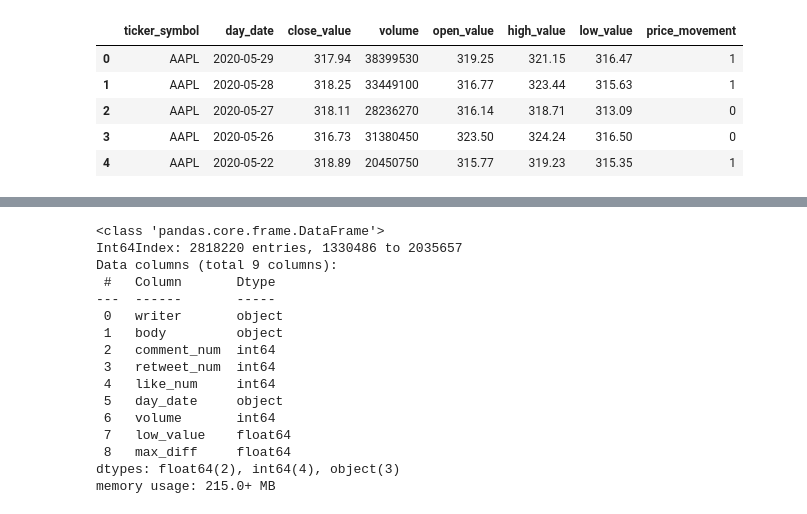
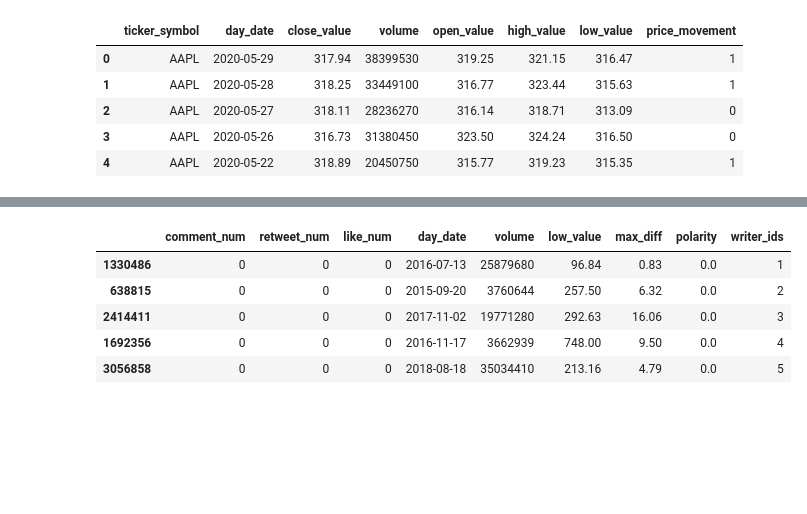
Before and after one commit to jasmeeetSingh/StockMovementPredictionBasedOnTweets, a Jupyter notebook: Data Exploration.ipynb, the cells around one changed output, grey strips where cells are left out. Saved outputs shown, nothing was run; the diff lists cells and outputs as text; code cells hidden in the pictures; blank space fills up the shorter version.

```diff
--- a/Data Exploration.ipynb
+++ b/Data Exploration.ipynb
@@ -157,0 +260,3 @@ pre_processed_Tweet_body_list = []
+# %%
+polarity_df = pd.DataFrame(polarity_list, columns = ['polarity'])
+polarity_df.describe()
@@ -158,5 +299,5 @@ pre_processed_Tweet_body_list = []
 # %%
-import re
+'''import re
 import string
 import time
 
@@ -168,7 +309,8 @@ english_stopwords = stopwords.words('english')
 snow_stemmer = SnowballStemmer(language='english')
 count = 0
 #lenght of largest tweet = 57 words
-for ind in range(1,len(Tweet_body_df)):
+for ind in range(1,1):
+    #len(Tweet_body_df)):
     tweet = Tweet_body_df.iloc[ind]
     tweet = re.sub(r'https?:\/\/.*[\r\n]*', '', tweet)
     tweet = re.sub('[^a-zA-z]',' ',tweet)
@@ -183,5 +325,5 @@ for ind in range(1,len(Tweet_body_df)):
 
 end = time.time()
 # total time taken
-print(f"Total runtime of the program is {end - begintime}")
+print(f"Total runtime of the program is {end - begintime}")'''
 # %% [output]
@@ -191,4 +346,10 @@ pre_processed_Tweet_body_df = pd.DataFrame(pre_processed_Tweet_body_list,columns
 # %%
 ################ TEXT PRE PROCESSING COMPLETE ##########################
 # %%
-X_train['body'] = pre_processed_Tweet_body_df
+X_train_short = X_train.head(10000)
+polarity_df = polarity_df.set_index(X_train_short.index)
+X_train_short['polarity'] = polarity_df['polarity']
+X_train_short.pop('body')
+#X_train_short.pop('abc')
+#X_train_short.pop('abcd')
+print(polarity_df)
@@ -195,20 +371,30 @@ X_train['body'] = pre_processed_Tweet_body_df
 # %%
-X_train.head()
-X_train.info()
+writer_df = X_train_short['writer']
+
+writer_id = 1
+writer_list = []
+writer_id_list = []
+for ind in range(len(writer_df)):
+    writer_name = writer_df.iloc[ind]
+    if writer_name not in writer_list:
+        writer_list.append(writer_name)
+        writer_id_list.append(writer_id)
+        writer_id+=1
+    else:
+        index = writer_list.index(writer_name)
+        writer_again = writer_id_list[index]
+        writer_list.append(writer_name)
+        writer_id_list.append(writer_again)
-# %% [output]
-<class 'pandas.core.frame.DataFrame'>
-Int64Index: 2818220 entries, 1330486 to 2035657
-Data columns (total 9 columns):
- #   Column       Dtype
----  ------       -----
- 0   writer       object
- 1   body         object
- 2   comment_num  int64
- 3   retweet_num  int64
- 4   like_num     int64
- 5   day_date     object
- 6   volume       int64
- 7   low_value    float64
- 8   max_diff     float64
-dtypes: float64(2), int64(4), object(3)
-memory usage: 215.0+ MB
+# %%
+writers_df = pd.DataFrame(writer_id_list, columns=['writer_ids'])
+writers_df = writers_df.set_index(X_train_short.index)
+X_train_short['writer_ids'] = writers_df
+X_train_short.pop('writer')
+X_train_short.head()
+# %% [output]
+|  | comment_num | retweet_num | like_num | day_date | volume | low_value | max_diff | polarity | writer_ids |
+| 1330486 | 0 | 0 | 0 | 2016-07-13 | 25879680 | 96.84 | 0.83 | 0.0 | 1 |
+| 638815 | 0 | 0 | 0 | 2015-09-20 | 3760644 | 257.50 | 6.32 | 0.0 | 2 |
+| 2414411 | 0 | 0 | 0 | 2017-11-02 | 19771280 | 292.63 | 16.06 | 0.0 | 3 |
+| 1692356 | 0 | 0 | 0 | 2016-11-17 | 3662939 | 748.00 | 9.50 | 0.0 | 4 |
+| 3056858 | 0 | 0 | 0 | 2018-08-18 | 35034410 | 213.16 | 4.79 | 0.0 | 5 |
```
Also changed, not shown: parts of 24 cells of this notebook.
